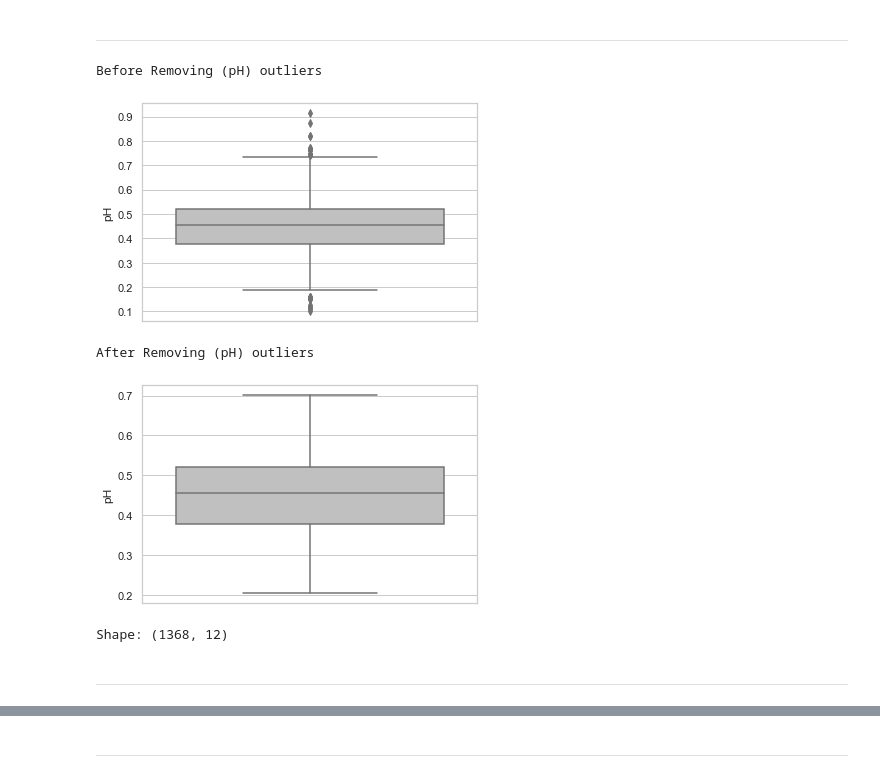
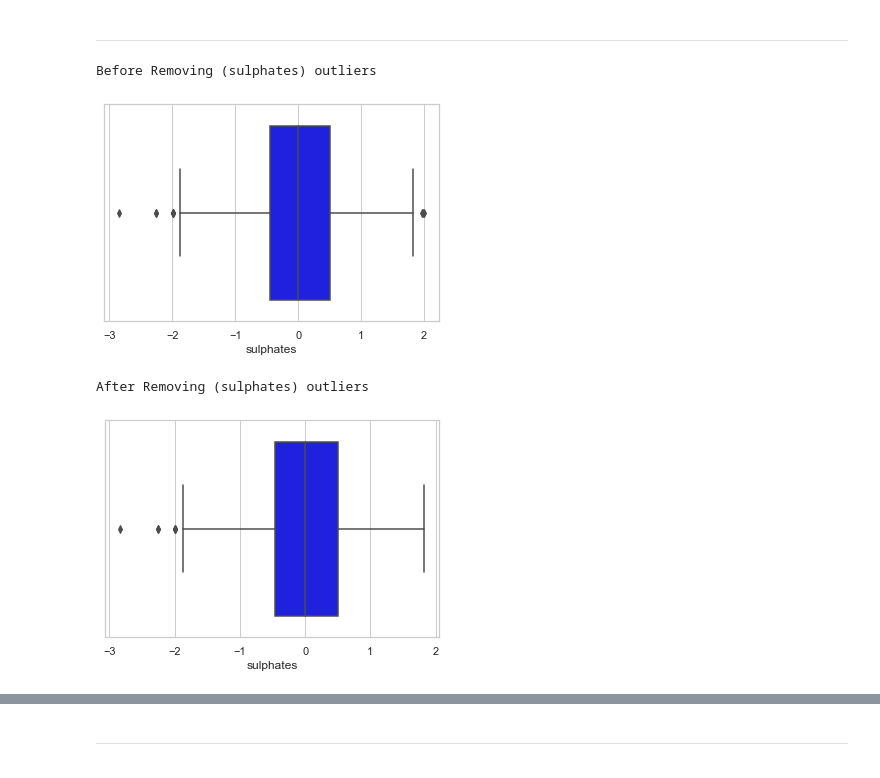
Before and after one commit to fahadwazirali915/wine_quality, a Jupyter notebook: wine_quality.ipynb, the cells around one changed output, grey strips where cells are left out. Saved outputs shown, nothing was run; the diff lists cells and outputs as text; code cells hidden in the pictures.

```diff
--- a/wine_quality.ipynb
+++ b/wine_quality.ipynb
@@ -345,7 +528,8 @@ sns.boxplot(data=df,
             palette="Set1")
 plt.show()
 
-df = df[df['fixed acidity']<0.63]
+df = df[df['fixed acidity']<2]
+df = df[df['fixed acidity']>-2]
 
 
 print("After Removing (fixed acidity) outliers")
@@ -375,7 +559,7 @@ sns.boxplot(data=df,
             palette="Set2")
 plt.show()
 
-df = df[df['volatile acidity']<0.59]
+df = df[df['volatile acidity']<2]
 
 
 print("After Removing (volatile acidity) outliers")
@@ -528,20 +685,0 @@ Shape: (1454, 12)
-# %%
-# density
-
-print("Before Removing (density) outliers")
-sns.set_theme(style="whitegrid", color_codes=True)
-sns.boxplot(data=df,
-            x="density",
-            color="cyan")
-plt.show()
-
-df = df[df['density']<0.75]
-df = df[df['density']>0.19]
-
-
-print("After Removing (density) outliers")
-sns.set_theme(style="whitegrid", color_codes=True)
-sns.boxplot(data=df,
-            x="density",
-            color="cyan")
-plt.show()
@@ -557,32 +690,26 @@ Shape: (1403, 12)
 # %% [markdown]
 ***
 # %%
-# pH
+# sulphates
 
-print("Before Removing (pH) outliers")
+print("Before Removing (sulphates) outliers")
 sns.set_theme(style="whitegrid", color_codes=True)
 sns.boxplot(data=df,
-            y="pH",
-            color="silver")
+            x="sulphates",
+            color="blue")
 plt.show()
 
-df = df[df['pH']<0.72]
-df = df[df['pH']>0.2]
+df = df[df['sulphates']<1.9]
 
-print("After Removing (pH) outliers")
+
+print("After Removing (sulphates) outliers")
 sns.set_theme(style="whitegrid", color_codes=True)
 sns.boxplot(data=df,
-            y="pH",
-            color="silver")
+            x="sulphates",
+            color="blue")
 plt.show()
 # %% [output]
-Before Removing (pH) outliers
+Before Removing (sulphates) outliers
-[figure, old version]
+[figure, new version]
-After Removing (pH) outliers
+After Removing (sulphates) outliers
-[figure, old version]
+[figure, new version]
-# %%
-print("Shape:", df.shape)
-# %% [output]
-Shape: (1368, 12)
-# %% [markdown]
-***
```
Also changed, not shown: parts of 128 cells of this notebook.
